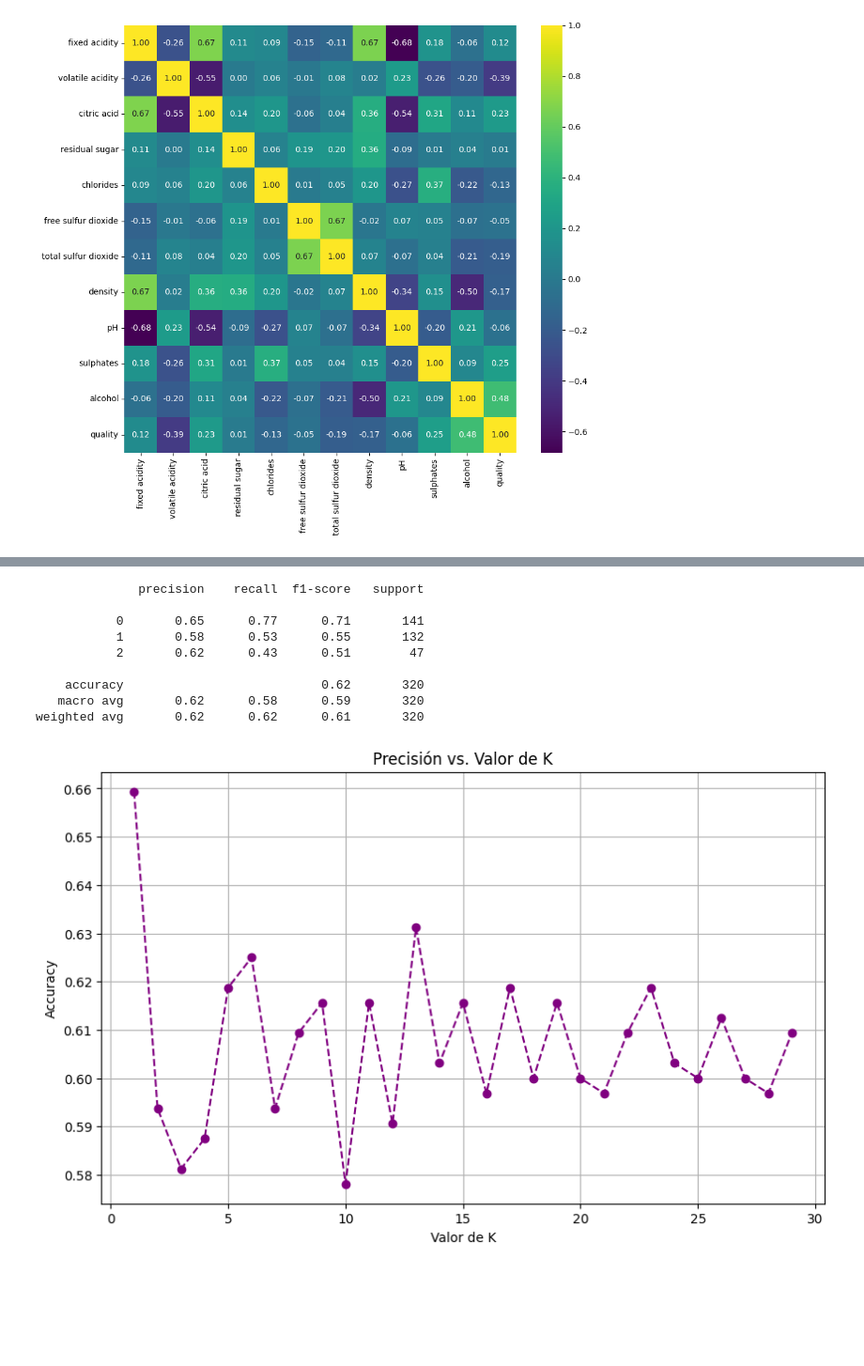
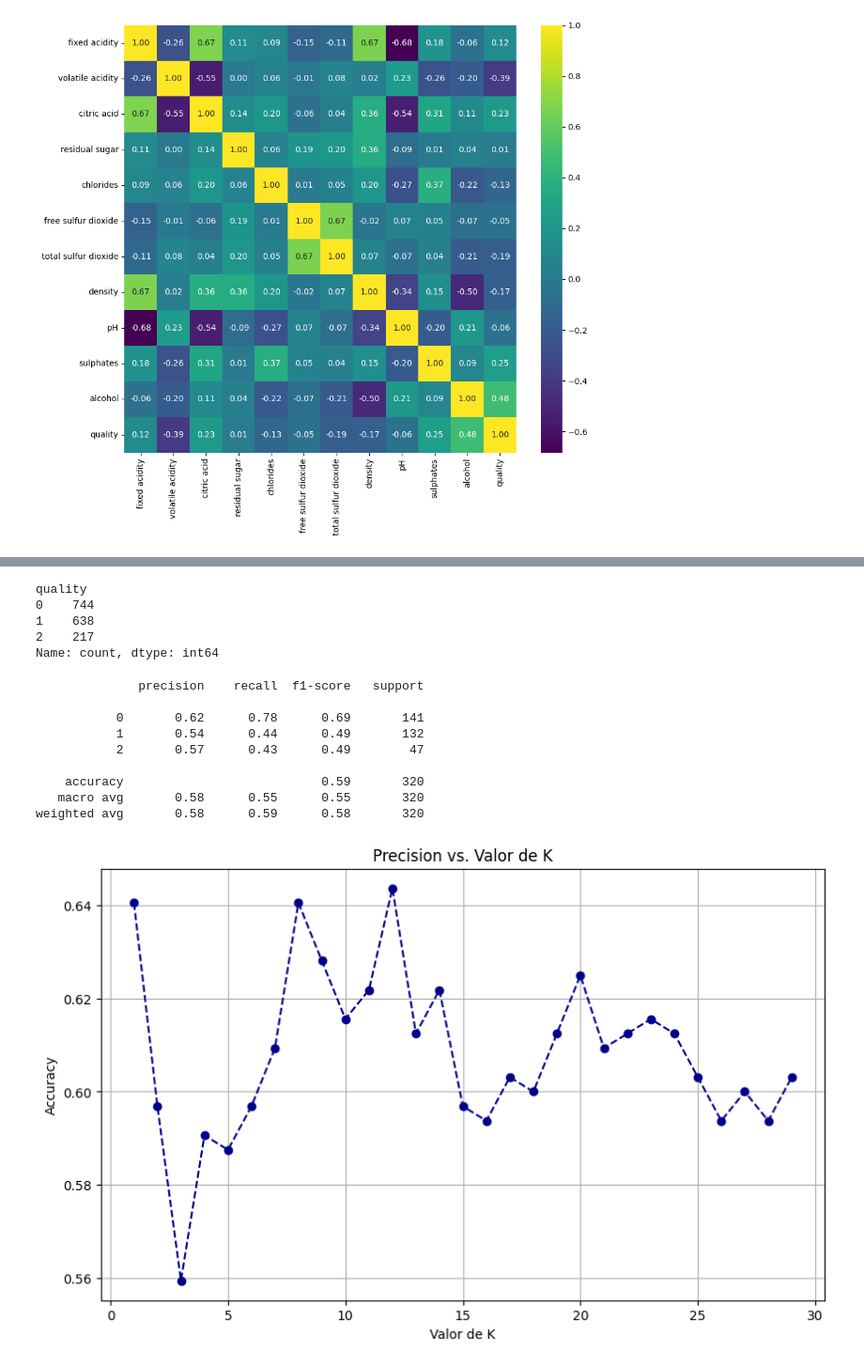
Before and after one commit to 4GeeksAcademy/andrupax94-intro-ml, a Jupyter notebook: src/08-k-nearest-neighbours-winequality-red.ipynb, the cells around one changed output, grey strips where cells are left out. Shown at 94% size. Cells and saved outputs as stored; diff of their text form; code cells hidden in the pictures; blank space fills up the shorter version.

```diff
--- a/src/08-k-nearest-neighbours-winequality-red.ipynb
+++ b/src/08-k-nearest-neighbours-winequality-red.ipynb
@@ -153,7 +150,0 @@ df_corr
-# %%
-# no nos olvidemos que nos piden una prediccion entre 3 opciones calidad baja, media y alta por lo que vamos a intentar agruparlos inteligentemente para tener un support decente
-# en las tres categorias.
-# Le estamos diciendo que 0 va a estar entre 0-5, 1 va a ser 6, y 3 va a estar entre 7 y 10.
-df_corr['quality'] = pd.cut(df['quality'], bins=[0, 5, 6, 10], labels=[0, 1, 2])
-df_corr['quality'].value_counts()
-# Por cierto hacemos esto despues del heatmap porque para el mismo nos viene mejor los datos originales (calidad 3, 4, 5, 6, 7, 8), ya que argupando perdemos sensibilidad.
@@ -178,6 +163,25 @@ X.head()
+# %%
+# no nos olvidemos que nos piden una prediccion entre 3 opciones calidad baja, media y alta por lo que vamos a intentar agruparlos inteligentemente para tener un support decente
+# en las tres categorias.
+# Apartir de ahora voy a trabajar con 2 tipos de agrupaciones porque creo que es importante para el analisis final, uno donde la clase baja(0) incluye elementos de 3 a 5 y otro de 3 a 4
+# Hago esto para justificar la desicion de elegir la primera distribucion haciendo la comparativa en una matriz de confucion mas adelante.
+# Usare "_alt" para referirme a esta distribucion cada vez que se vea _alt es solo el mismo codigo pero con la otra distribucion.
+aux = y.copy()
+y = pd.cut(aux, bins=[0, 5, 6, 10], labels=[0, 1, 2])
+y_alt = pd.cut(aux, bins=[0, 4, 6, 10], labels=[0, 1, 2])
+y.value_counts()
+# Por cierto hacemos esto despues del heatmap porque para el mismo nos viene mejor los datos originales (calidad 3, 4, 5, 6, 7, 8), ya que agrupando perdemos sensibilidad.
+# %% [output]
+quality
+0    744
+1    638
+2    217
+Name: count, dtype: int64
 # %%
 #Dividimos en entrenamiento y prueba (80/20)
-X_train, X_test, y_train, y_test = train_test_split(X, y, test_size = 0.2, random_state = 42)
+X_train, X_test, y_train, y_test = train_test_split(X, y, test_size = 0.20, random_state = 42)
+#Ejemplo de lo que dije antes "_alt" es exactamente lo mismo que arriba pero usando otra distribucion.
+X_train_alt, X_test_alt, y_train_alt, y_test_alt = train_test_split(X, y_alt, test_size = 0.20, random_state = 42)
 # %%
 #Segun lo que vimos en clases a diferencia de random forest aqui si es mucho muy importante scalar los datos
 scaler = StandardScaler()
@@ -185,7 +189,7 @@ X_train_scaled = scaler.fit_transform(X_train)
 X_test_scaled = scaler.transform(X_test)
 # %%
 #Hacemos una primera prueba del modelo KNeighborsClassifier con n_neighbors = 5
-model_knn = KNeighborsClassifier(n_neighbors = 5, metric = "manhattan")
+model_knn = KNeighborsClassifier(n_neighbors = 5)
 model_knn.fit(X_train_scaled, y_train)
 predict_knn = model_knn.predict(X_test_scaled)
 metrics_knn = classification_report(y_test, predict_knn, output_dict = True)
@@ -193,33 +197,33 @@ print(classification_report(y_test, predict_knn))
 # %% [output]
               precision    recall  f1-score   support
 
-           0       0.65      0.77      0.71       141
-           1       0.58      0.53      0.55       132
-           2       0.62      0.43      0.51        47
+           0       0.62      0.78      0.69       141
+           1       0.54      0.44      0.49       132
+           2       0.57      0.43      0.49        47
 
-    accuracy                           0.62       320
-   macro avg       0.62      0.58      0.59       320
-weighted avg       0.62      0.62      0.61       320
+    accuracy                           0.59       320
+   macro avg       0.58      0.55      0.55       320
+weighted avg       0.58      0.59      0.58       320
 # %%
-#Tenemos un rendimiento general de 0.62, vamos a dibujar un "brazo" para ver si vemos un "codo".
+#Tenemos un rendimiento general de 0.59, vamos a dibujar un "brazo" para ver si vemos un "codo".
 accuracies = []
 # Probamos K's del 1 al 30 y lo metemos en un bucle
 k_range = range(1, 30)
 
 for k in k_range:
     knn = KNeighborsClassifier(n_neighbors=k)
     knn.fit(X_train_scaled, y_train)
     accuracies.append(knn.score(X_test_scaled, y_test))
 
 
 plt.figure(figsize=(10, 6))
-plt.plot(k_range, accuracies, marker='o', linestyle='--', color='purple')
-plt.title('Precisión vs. Valor de K')
+plt.plot(k_range, accuracies, marker='o', linestyle='--', color='darkblue')
+plt.title('Precision vs. Valor de K')
 plt.xlabel('Valor de K')
 plt.ylabel('Accuracy')
 plt.grid(True)
 plt.show()
 # %% [output]
-[figure, old version]
+[figure, new version]
 # %% [markdown]
 # Analisis del grafico:
```
Also changed, not shown: parts of 29 cells of this notebook.
